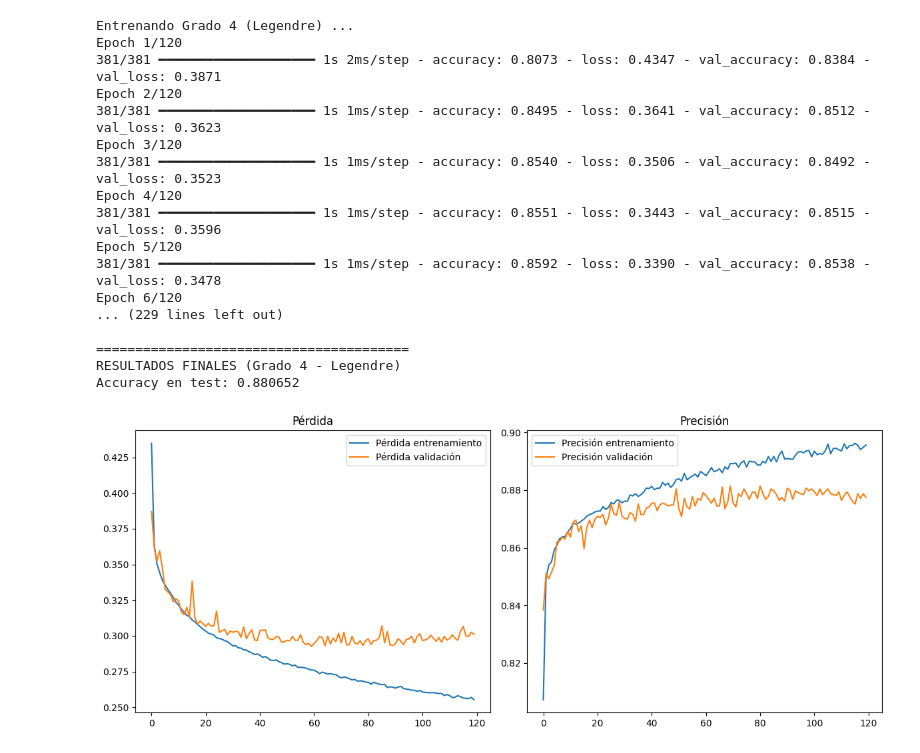
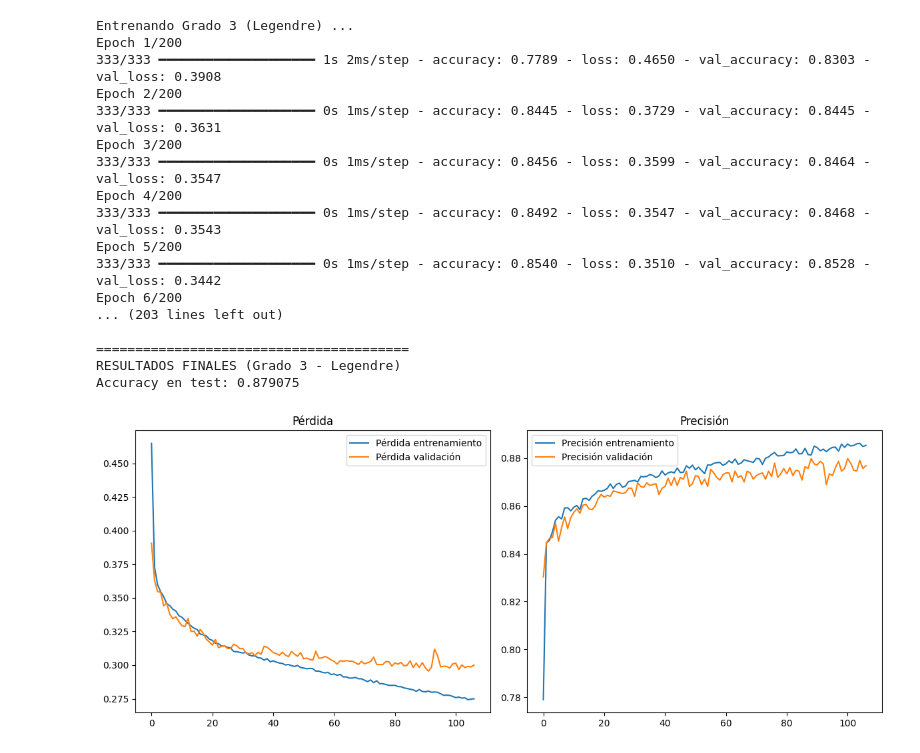
Before and after one commit to NicolasGS02/TFG, a Jupyter notebook: Polinomio de Legendre/SingleExecutionLegendre.ipynb, the cells around one changed output. Saved outputs shown, nothing was run; the diff lists cells and outputs as text; code cells hidden in the pictures.

```diff
--- a/Polinomio de Legendre/SingleExecutionLegendre.ipynb
+++ b/Polinomio de Legendre/SingleExecutionLegendre.ipynb
@@ -99,7 +99,7 @@ magic_gamma_telescope_leg = fetch_ucirepo(id=159)
 X_leg = magic_gamma_telescope_leg.data.features
 y_leg = magic_gamma_telescope_leg.data.targets
 
-X_train_leg, X_test_leg, y_train_leg, y_test_leg = train_test_split( X_leg, y_leg, test_size=0.2, random_state=42)
+X_train_leg, X_test_leg, y_train_leg, y_test_leg = train_test_split( X_leg, y_leg, test_size=0.3, random_state=42,stratify=y_leg)
 
 scaler_leg = MinMaxScaler(feature_range=(-1, 1))
 X_train_scaled_leg = scaler_leg.fit_transform(X_train_leg)
@@ -136,8 +136,8 @@ def PolynomialDenseCreator_leg(degree_leg):
 # %%
 
 # ===== PARÁMETROS =====
-degree_leg = 4
-epochs_leg = 120
+degree_leg = 3
+epochs_leg = 200
 
 
 def createEarlyStoppingCallback_leg(patience_leg=15):
@@ -149,44 +149,45 @@ def createEarlyStoppingCallback_leg(patience_leg=15):
 # %%
 
 # ===== ENTRENAMIENTO =====
 K.clear_session()
 
 print("Entrenando Grado " + str(degree_leg) + " (Legendre) ...")
 
 modeloTest_leg = PolynomialDenseCreator_leg(degree_leg)
 
 history_leg = modeloTest_leg.fit(
     X_train_scaled_leg,
     y_train_leg,
     validation_split=0.2,
     epochs=epochs_leg,
-    batch_size=32
+    batch_size=32,
+    callbacks=[createEarlyStoppingCallback_leg(patience_leg=15)],
 )
 
 print("\n" + "="*40)
 print(f"RESULTADOS FINALES (Grado {degree_leg} - Legendre)")
 
 acc_leg = modeloTest_leg.evaluate(X_test_scaled_leg,y_test_leg,verbose=0)[1]
 
 print("Accuracy en test: {:.6f}".format(acc_leg))
 
 plot_training_history_leg(history_leg)
 # %% [output]
-Entrenando Grado 4 (Legendre) ...
-Epoch 1/120
-381/381 ━━━━━━━━━━━━━━━━━━━━ 1s 2ms/step - accuracy: 0.8073 - loss: 0.4347 - val_accuracy: 0.8384 - val_loss: 0.3871
-Epoch 2/120
-381/381 ━━━━━━━━━━━━━━━━━━━━ 1s 1ms/step - accuracy: 0.8495 - loss: 0.3641 - val_accuracy: 0.8512 - val_loss: 0.3623
-Epoch 3/120
-381/381 ━━━━━━━━━━━━━━━━━━━━ 1s 1ms/step - accuracy: 0.8540 - loss: 0.3506 - val_accuracy: 0.8492 - val_loss: 0.3523
-Epoch 4/120
-381/381 ━━━━━━━━━━━━━━━━━━━━ 1s 1ms/step - accuracy: 0.8551 - loss: 0.3443 - val_accuracy: 0.8515 - val_loss: 0.3596
-Epoch 5/120
-381/381 ━━━━━━━━━━━━━━━━━━━━ 1s 1ms/step - accuracy: 0.8592 - loss: 0.3390 - val_accuracy: 0.8538 - val_loss: 0.3478
-Epoch 6/120
-... (229 lines left out)
+Entrenando Grado 3 (Legendre) ...
+Epoch 1/200
+333/333 ━━━━━━━━━━━━━━━━━━━━ 1s 2ms/step - accuracy: 0.7789 - loss: 0.4650 - val_accuracy: 0.8303 - val_loss: 0.3908
+Epoch 2/200
+333/333 ━━━━━━━━━━━━━━━━━━━━ 0s 1ms/step - accuracy: 0.8445 - loss: 0.3729 - val_accuracy: 0.8445 - val_loss: 0.3631
+Epoch 3/200
+333/333 ━━━━━━━━━━━━━━━━━━━━ 0s 1ms/step - accuracy: 0.8456 - loss: 0.3599 - val_accuracy: 0.8464 - val_loss: 0.3547
+Epoch 4/200
+333/333 ━━━━━━━━━━━━━━━━━━━━ 0s 1ms/step - accuracy: 0.8492 - loss: 0.3547 - val_accuracy: 0.8468 - val_loss: 0.3543
+Epoch 5/200
+333/333 ━━━━━━━━━━━━━━━━━━━━ 0s 1ms/step - accuracy: 0.8540 - loss: 0.3510 - val_accuracy: 0.8528 - val_loss: 0.3442
+Epoch 6/200
+... (203 lines left out)
 
 ========================================
-RESULTADOS FINALES (Grado 4 - Legendre)
-Accuracy en test: 0.880652
+RESULTADOS FINALES (Grado 3 - Legendre)
+Accuracy en test: 0.879075
-[figure, old version]
+[figure, new version]
```
Also changed, not shown: 6 other files.
